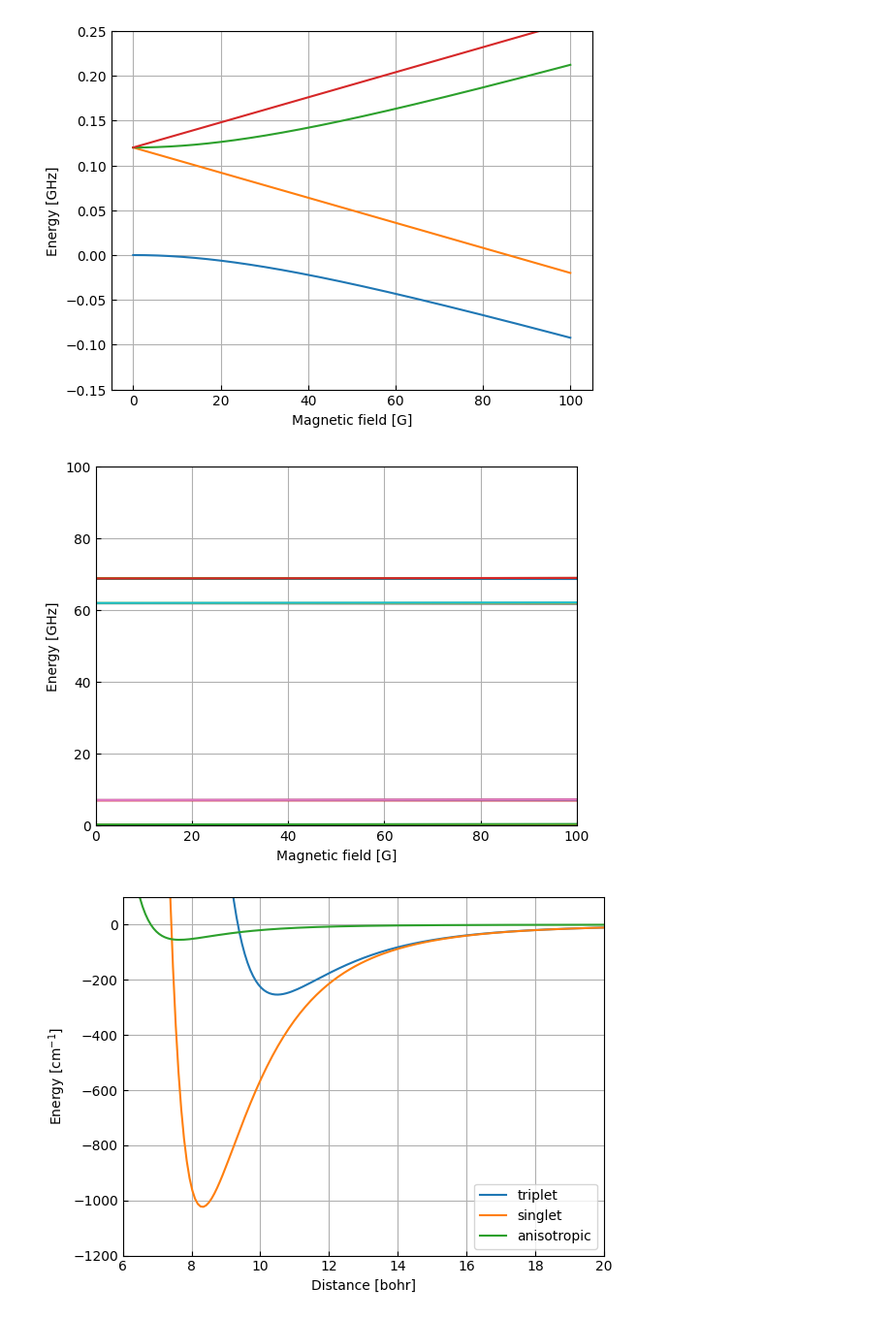
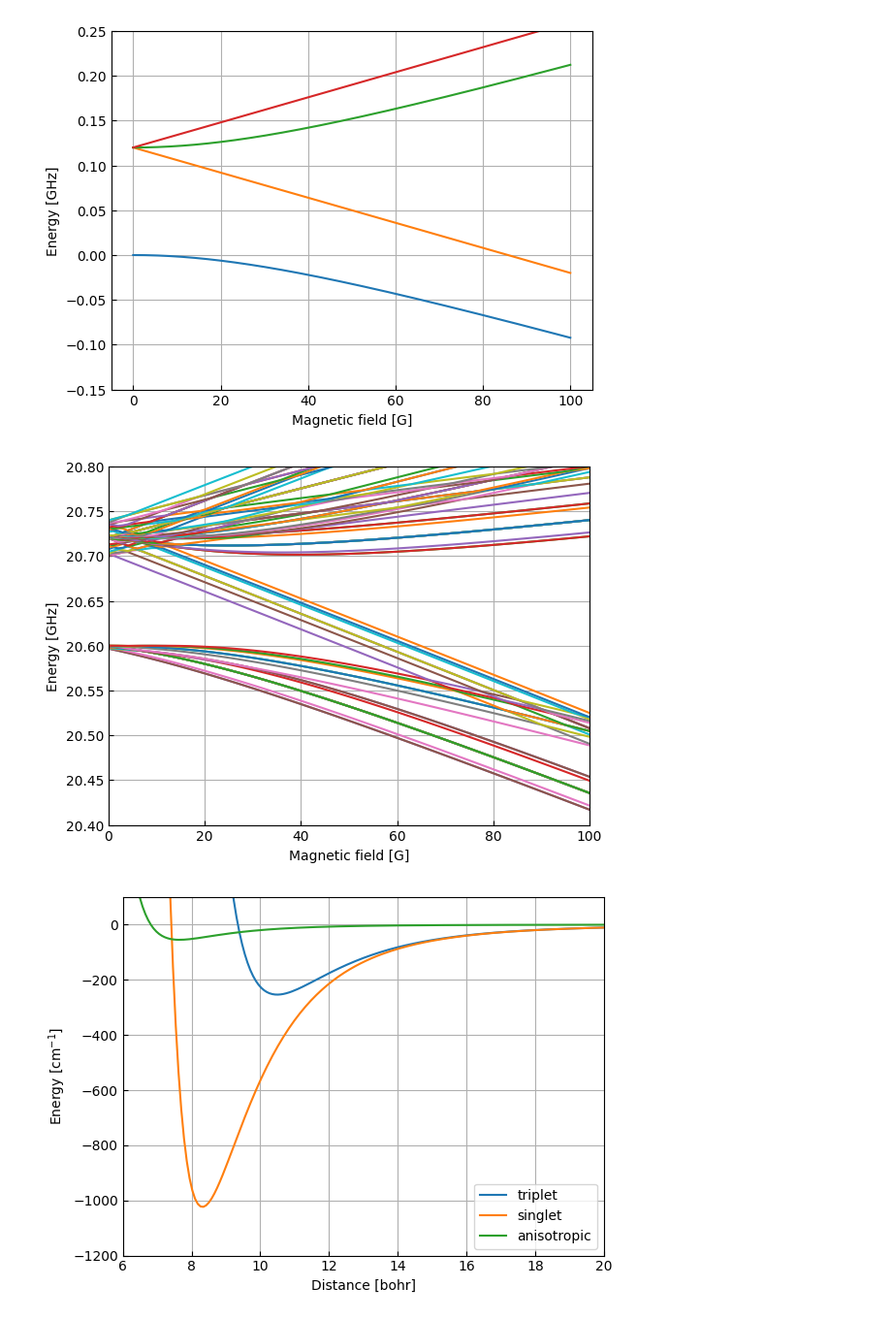
Before and after one commit to Wleter/quantum-rs, a Jupyter notebook: scattering-problems/analysis/caf_rb_analysis.ipynb, the cells around one changed output. Shown at 97% size. Saved outputs shown, nothing was run; the diff lists cells and outputs as text; code cells hidden in the pictures.

```diff
--- a/scattering-problems/analysis/caf_rb_analysis.ipynb
+++ b/scattering-problems/analysis/caf_rb_analysis.ipynb
@@ -40,15 +40,15 @@ ax.set_ylabel("Energy [GHz]");
 # %%
 data = utility.load(f"{DATA_PATH}/caf_rb_levels.dat")
 
 fig, ax = utility.plot()
 ax.plot(data[:, 0], data[:, 1:] - data[0, 1])
 
-ax.set_ylim(0, 100)
+ax.set_ylim(20.4, 20.8)
 ax.set_xlim(0, 100)
 ax.set_xlabel("Magnetic field [G]")
 ax.set_ylabel("Energy [GHz]");
 # %% [output]
-[figure, old version]
+[figure, new version]
 # %%
 data = utility.load(f"{DATA_PATH}/CaF_Rb_iso.dat")
 
```
Also changed, not shown: 25 other files.
